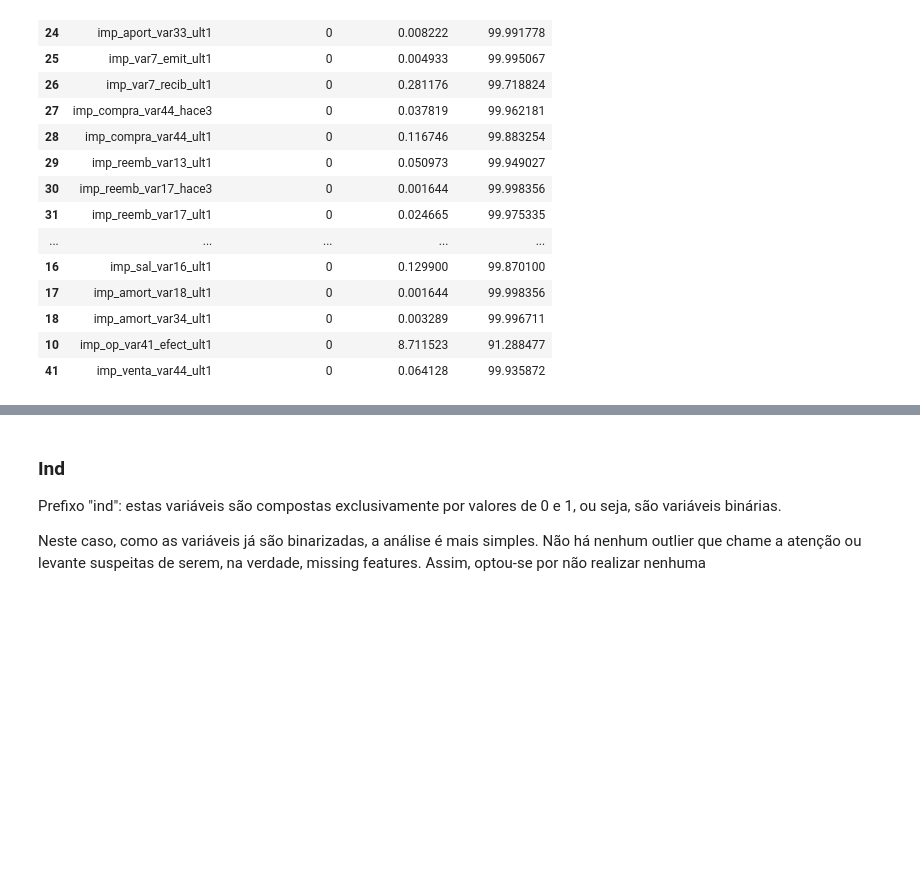
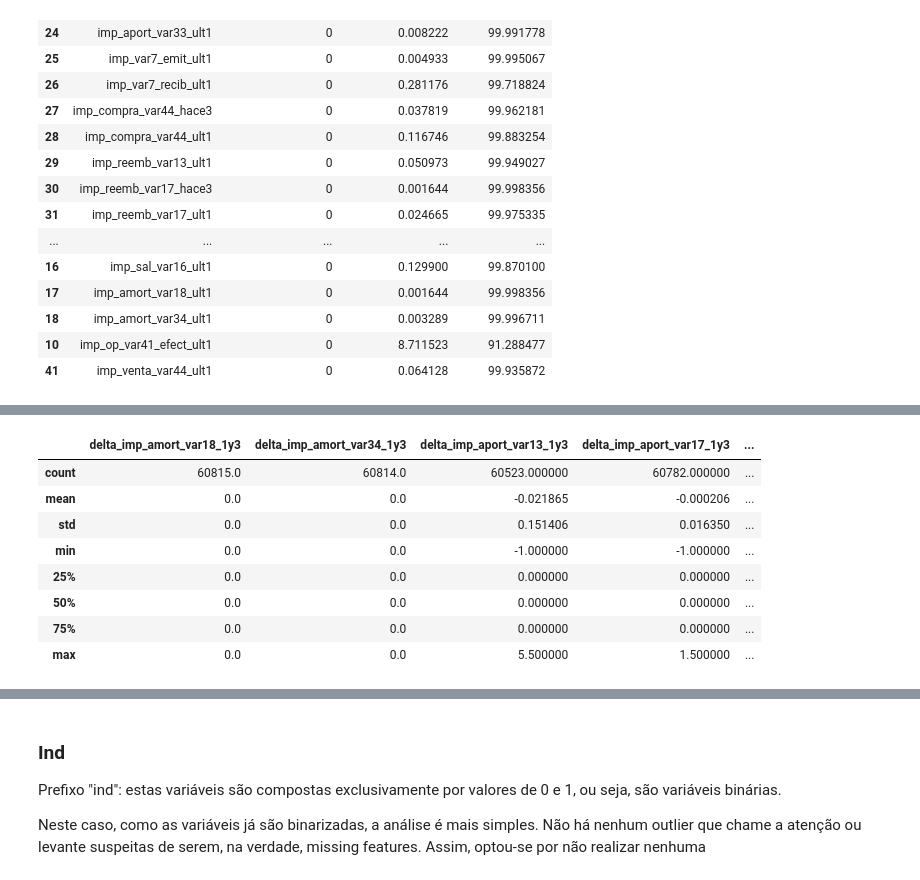
Before and after one commit to FelipeViacava/data-masters-case, a Jupyter notebook: 01-eda.ipynb, the cells around one changed output, grey strips where cells are left out. Drawn from its saved outputs; the diff is of its cells as text; code cells hidden in the pictures; blank space fills up the shorter version.

```diff
--- a/01-eda.ipynb
+++ b/01-eda.ipynb
@@ -241,0 +273,12 @@ df = anzc_imp.transform(df)
+# %%
+df_[delta_cols].describe()
+# %% [output]
+|  | delta_imp_amort_var18_1y3 | delta_imp_amort_var34_1y3 | delta_imp_aport_var13_1y3 | delta_imp_aport_var17_1y3 | ... |
+| count | 60815.0 | 60814.0 | 60523.000000 | 60782.000000 | ... |
+| mean | 0.0 | 0.0 | -0.021865 | -0.000206 | ... |
+| std | 0.0 | 0.0 | 0.151406 | 0.016350 | ... |
+| min | 0.0 | 0.0 | -1.000000 | -1.000000 | ... |
+| 25% | 0.0 | 0.0 | 0.000000 | 0.000000 | ... |
+| 50% | 0.0 | 0.0 | 0.000000 | 0.000000 | ... |
+| 75% | 0.0 | 0.0 | 0.000000 | 0.000000 | ... |
+| max | 0.0 | 0.0 | 5.500000 | 1.500000 | ... |
```
Also changed, not shown: parts of 13 cells of this notebook.
